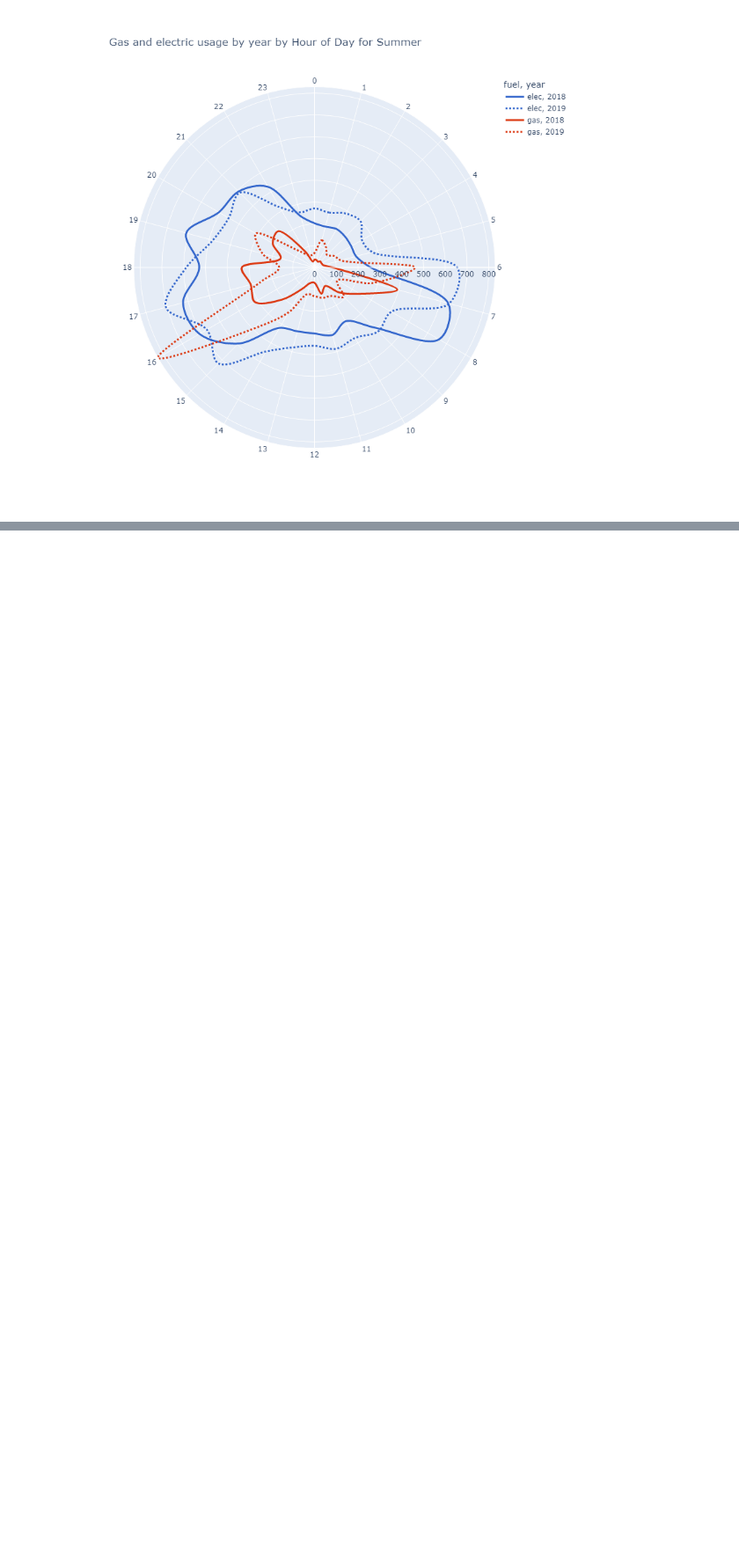
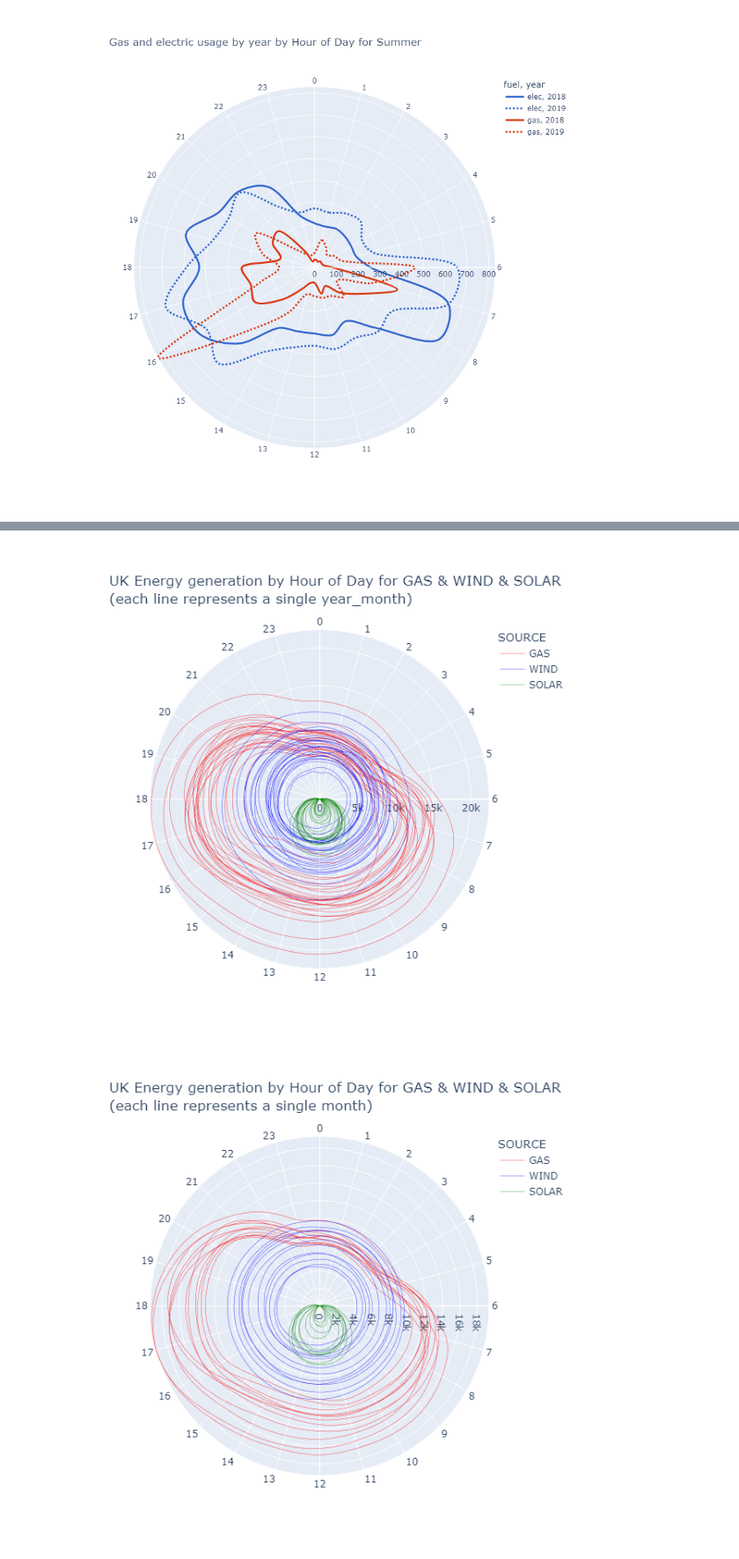
Before and after one commit to ES-Catapult/clock_plot, a Jupyter notebook: examples.ipynb, the cells around one changed output, grey strips where cells are left out. Shown at 88% size. Cells and saved outputs as stored; diff of their text form; code cells hidden in the pictures; blank space fills up the shorter version.

```diff
--- a/examples.ipynb
+++ b/examples.ipynb
@@ -99,0 +130,12 @@ fig = cp.clock_plot(readings, datetime_col="datetime", value_col="reading",
+# %%
+# Load in Energy Mix Data
+n_years_offset = 10
+n_offset = 48*365*n_years_offset
+n_years = 2
+n_rows = 48*365*n_years
+url = f"https://data.nationalgrideso.com/api/3/action/datastore_search?resource_id=f93d1835-75bc-43e5-84ad-12472b180a98&limit={n_rows}&offset={n_offset}"
+fileobj = urllib2.urlopen(url)
+data = fileobj.read()
+datadict = json.loads(data.decode('utf-8'))
+gen_mix_raw = pd.DataFrame( datadict["result"]["records"] )
+gen_mix_raw.head()
@@ -99,0 +150,6 @@ fig = cp.clock_plot(readings, datetime_col="datetime", value_col="reading",
+# %%
+# 'Melt' the DataFrame, to get columns of 'DATETIME', 'SOURCE' and 'VALUE'
+gen_mix = gen_mix_raw.melt(id_vars = ["DATETIME"], value_vars = ["GAS","COAL","NUCLEAR","WIND","HYDRO","IMPORTS","BIOMASS","OTHER","SOLAR"])
+gen_mix.rename(columns={"variable":"SOURCE", "value":"VALUE"}, inplace=True)
+gen_mix['DATETIME'] = pd.to_datetime(gen_mix['DATETIME'])
+gen_mix.head()
@@ -99,0 +168,20 @@ fig = cp.clock_plot(readings, datetime_col="datetime", value_col="reading",
+# %%
+fig = cp.clock_plot(gen_mix, datetime_col='DATETIME', value_col='VALUE',
+                    filters={'SOURCE':['GAS','WIND','SOLAR']},
+                    color='SOURCE',
+                    line_group='year_month',
+                    height=600, width=600,
+                    title_start='UK Energy generation',
+                    color_discrete_sequence=['red', 'blue', 'green'],
+                    category_orders={ 'SOURCE': ['GAS','WIND','SOLAR'] } )
+fig = cp.clock_plot(gen_mix, datetime_col='DATETIME', value_col='VALUE',
+                    filters={'SOURCE':['GAS','WIND','SOLAR']},
+                    color='SOURCE',
+                    line_group='month',
+                    height=600, width=600,
+                    title_start='UK Energy generation',
+                    color_discrete_sequence=['red', 'blue', 'green'],
+                    category_orders={ 'SOURCE': ['GAS','WIND','SOLAR'] } )
+# %% [output]
+[figure, added]
+[figure, added]
```
Also changed, not shown: parts of 16 cells of this notebook.
